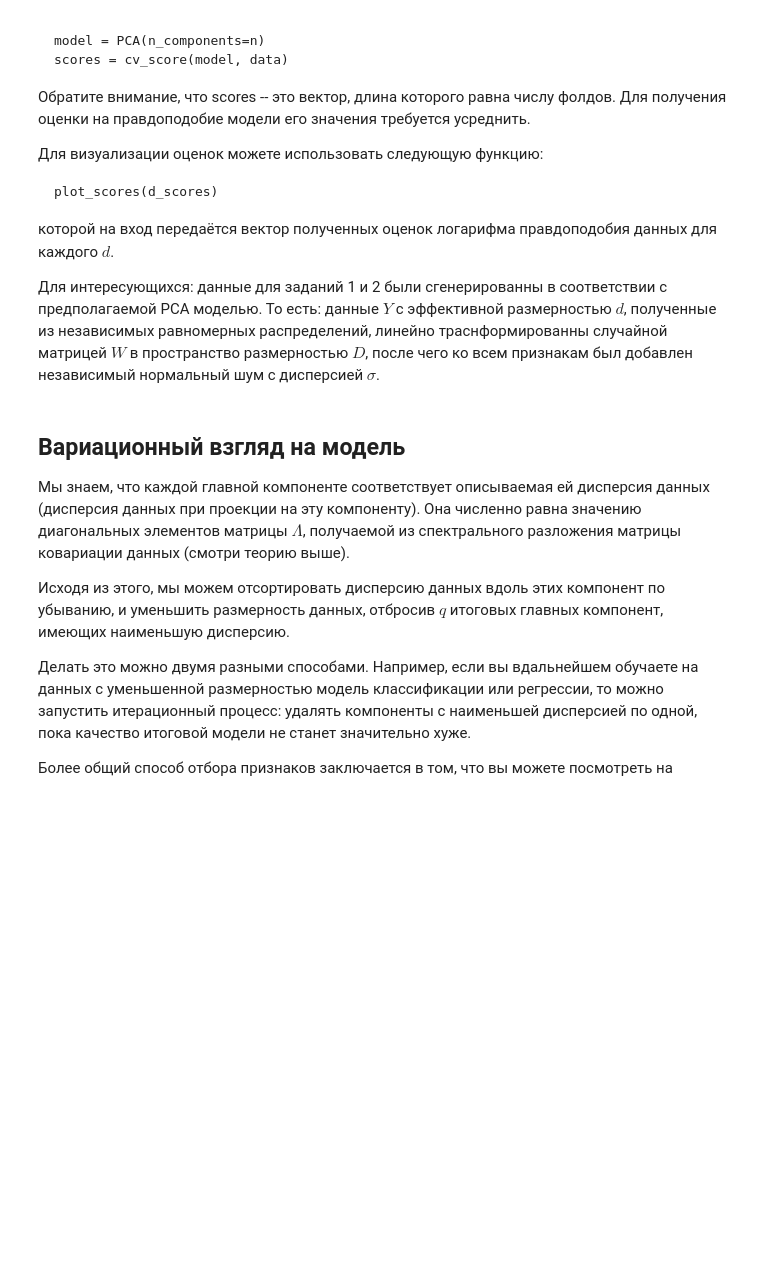
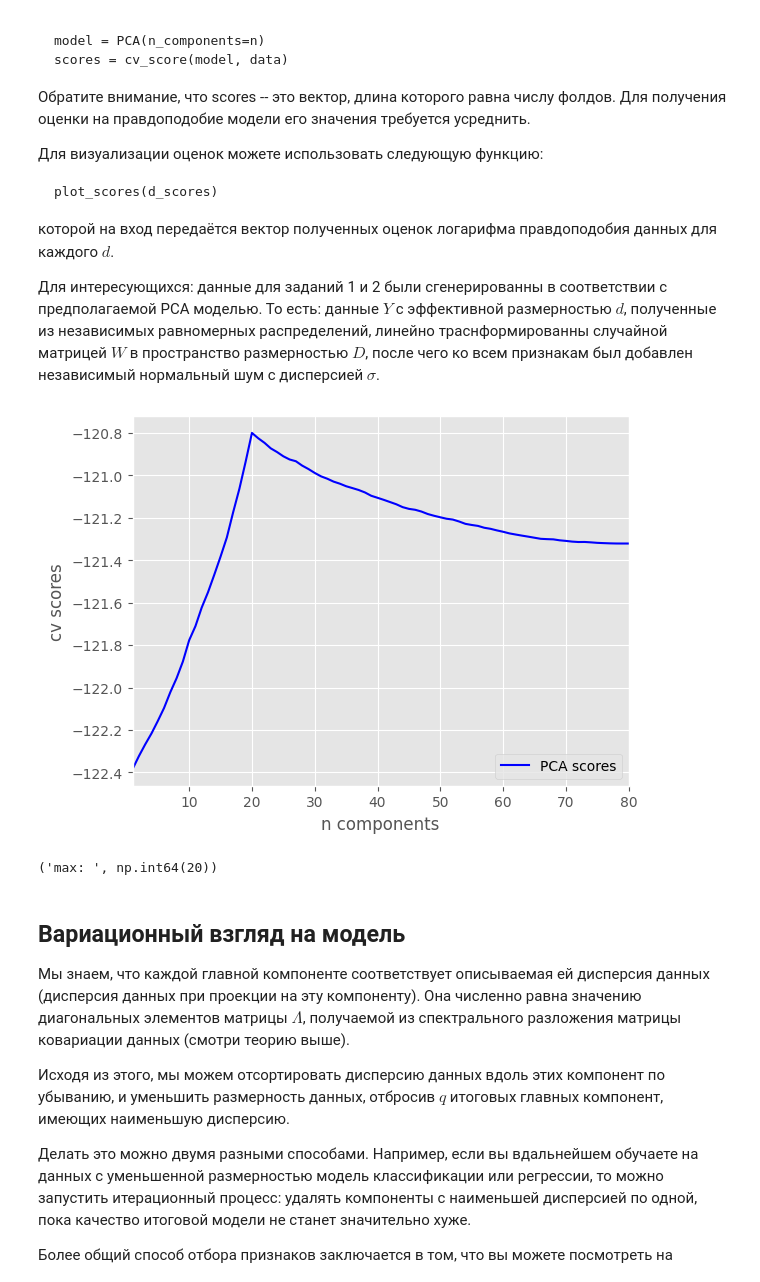
Before and after one commit to poslam/sem5-ds, a Jupyter notebook: work/6/PCA.ipynb, the cells around one changed output. Drawn from its saved outputs; the diff is of its cells as text; code cells hidden in the pictures; blank space fills up the shorter version.

```diff
--- a/work/6/PCA.ipynb
+++ b/work/6/PCA.ipynb
@@ -213,24 +213,36 @@ $$\mathcal{L} = \sum_{i=1}^N \log p(x_i) = -N/2 \Big( d\log(2\pi) + \log |C| + \
 # %%
 from sklearn.decomposition import PCA
 from sklearn.model_selection import cross_val_score as cv_score
 
 
 def plot_scores(d_scores):
     n_components = np.arange(1, d_scores.size + 1)
     plt.plot(n_components, d_scores, "b", label="PCA scores")
     plt.xlim(n_components[0], n_components[-1])
     plt.xlabel("n components")
     plt.ylabel("cv scores")
     plt.legend(loc="lower right")
     plt.show()
 
 
 data = pd.read_csv("data_task1.csv")
-print("Data shape: %s" % str(data.shape))
 
-# your code
+D = data.shape[1]
+d_score = np.zeros(D)
 
-plot_scores(d_scores)
+for d in range(0, D):
+    model = PCA(n_components=d+1)
+    score = cv_score(model, data, cv=3).mean()
+    d_score[d] = score
+
+plot_scores(d_score)
+
+max_score = np.argmax(d_score) + 1
+
+"max: ", max_score
+# %% [output]
+[figure, added]
+('max: ', np.int64(20))
 # %% [markdown]
 ## Вариационный взгляд на модель
 
```
Also changed, not shown: parts of 13 cells of this notebook, 6 other files.
